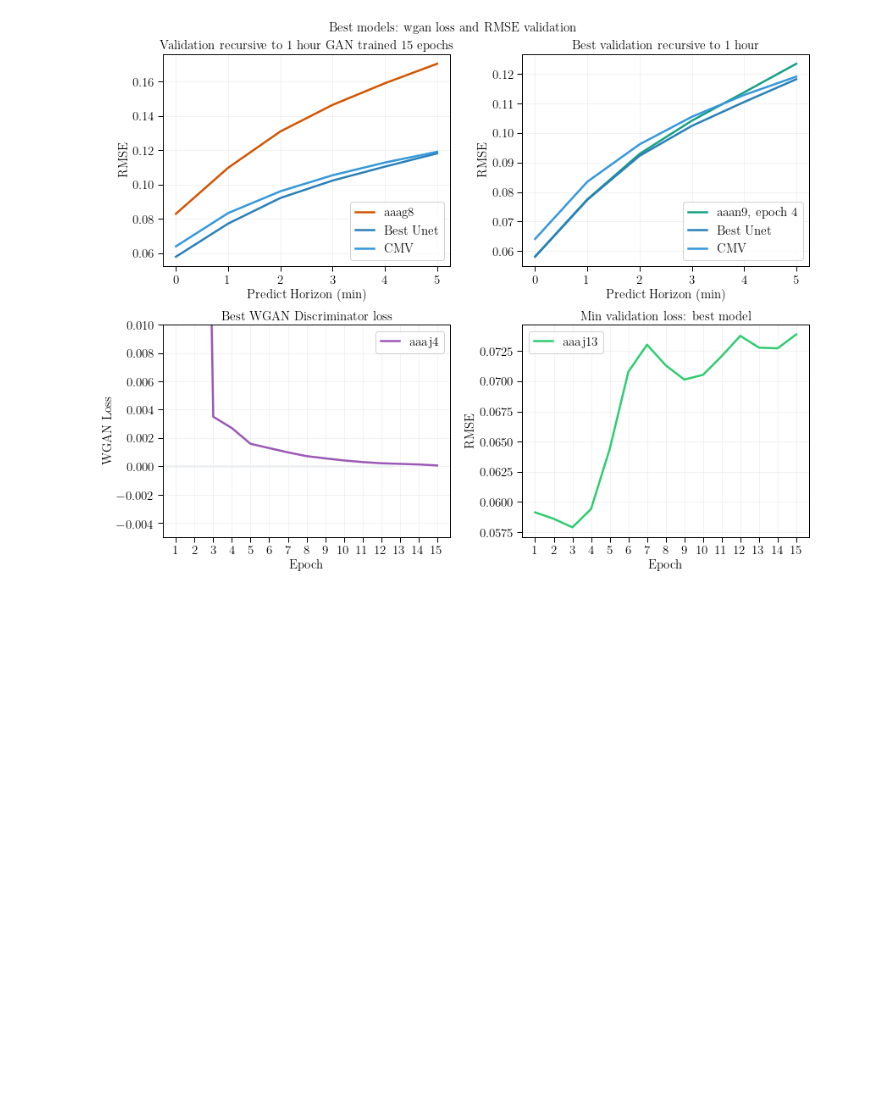
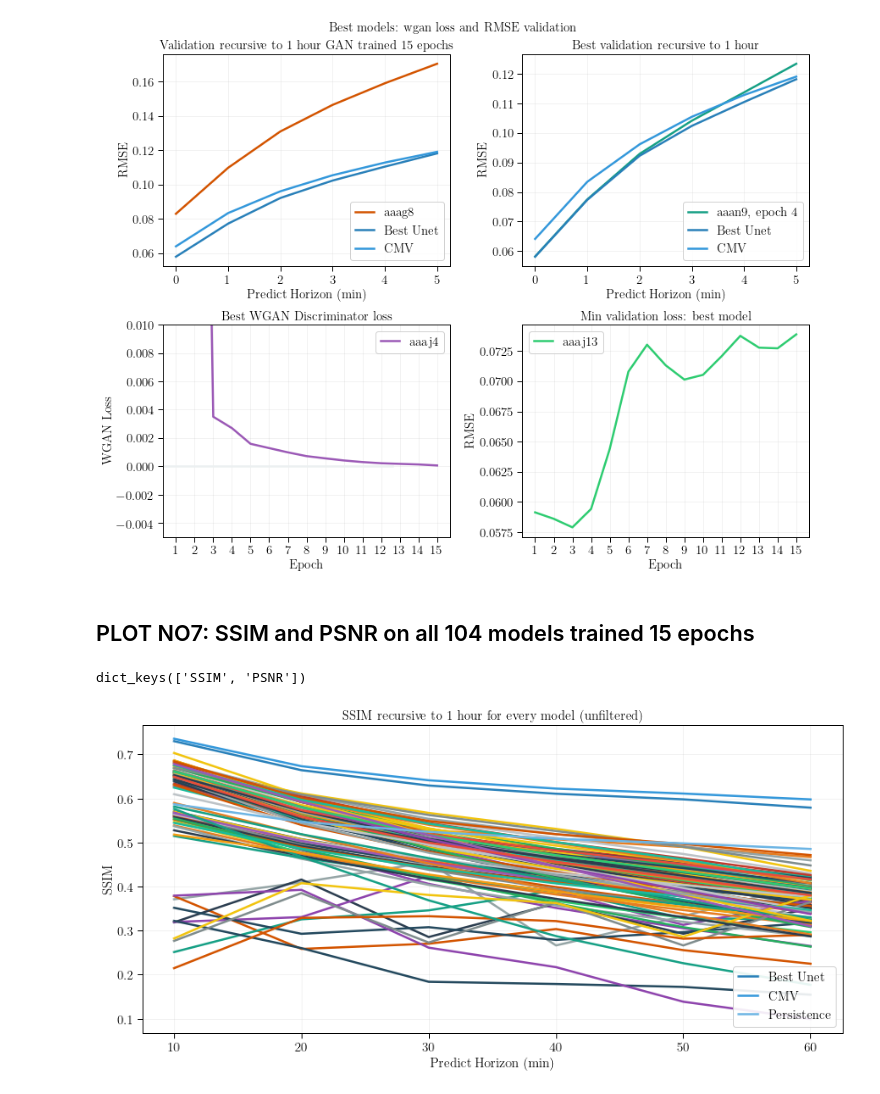
Before and after one commit to francomozo/deepCloud-latex-plots, a Jupyter notebook: deepCloud_doc_plots.ipynb, the cells around one changed output. Drawn from its saved outputs; the diff is of its cells as text; code cells hidden in the pictures; blank space fills up the shorter version.

```diff
--- a/deepCloud_doc_plots.ipynb
+++ b/deepCloud_doc_plots.ipynb
@@ -1300,3 +1279,12 @@ plt.show()
 aaag8
 aaan9
 [figure]
+# %% [markdown]
+## PLOT NO7: SSIM and PSNR on all 104 models trained 15 epochs
+# %%
+json_file = open('outputs/eval_exp_aaag-n_SSIM_PSNR_15ep.json')
+
+gan_exp_ssim_psnr_15ep = json.load(json_file)
+print(gan_exp_ssim_psnr_15ep.keys())
+# %% [output]
+dict_keys(['SSIM', 'PSNR'])
@@ -1302,0 +1299,60 @@ aaan9
+# %%
+# 7.1) Plot all values witout filtering
+
+outputs = gan_exp_ssim_psnr_15ep['SSIM']
+
+colors = [Colors.random_color(del_subpalettes=['blues']) for i in range(104)]
+
+show_legend = True
+
+# Enable latex text edit
+plt.rc('text', usetex=True)
+plt.rc('font', family='serif')
+
+# Plot
+fig = plt.figure()
+fig.set_size_inches(12, 6)
+ax = fig.add_subplot(1, 1, 1)
+
+# Labels and Title
+ax.set_title(r'SSIM recursive to 1 hour for every model (unfiltered) ', fontsize=fontSize)
+ax.set_xlabel(r'Predict Horizon (min)', fontsize=fontSize)
+ax.set_ylabel(r'SSIM', fontsize=fontSize)
+
+
+# Tick size
+ax.xaxis.set_tick_params(labelsize=fontSize)
+ax.yaxis.set_tick_params(labelsize=fontSize)
+ax.grid(alpha=.2)
+
+# Thicknes and axis colors
+for axis in ['top','bottom','left','right']:
+    ax.spines[axis].set_linewidth(1.0)
+ax.tick_params(direction='out', length=6, width=1, colors='k')
+
+# Plotting
+x = range(10, 70, 10)
+i = 0
+for k in outputs.keys():
+    ax.plot(x, outputs[k], color=colors[i], linewidth=2.5)
+    i += 1
+
+ax.plot(x, best_unet_ssim, color=Colors.belizeHole, linewidth=2.5, label=r'Best Unet')
+ax.plot(x, cmv_ssim, color=Colors.peterRiver, linewidth=2.5, label=r'CMV')
+ax.plot(x, persistencia_ssim, color=Colors.lightPeterRiver, linewidth=2.5, label=r'Persistence')
+
+
+# Text over plots
+if show_legend:
+    ax.legend(shadow=False, loc=4, handlelength=1.5,
+            fontsize=fontSize, framealpha=0.9)
+
+# Save figure as PDF
+if save_fig:
+    fig.tight_layout()
+    fig.savefig('./figures/gan_plot71_SSIM_recursive_1hr_every_model_unfiltered.pdf')
+
+plt.tight_layout()
+plt.show()
+# %% [output]
+[figure, added]
```
Also changed, not shown: parts of 10 cells of this notebook, 3 other files.
